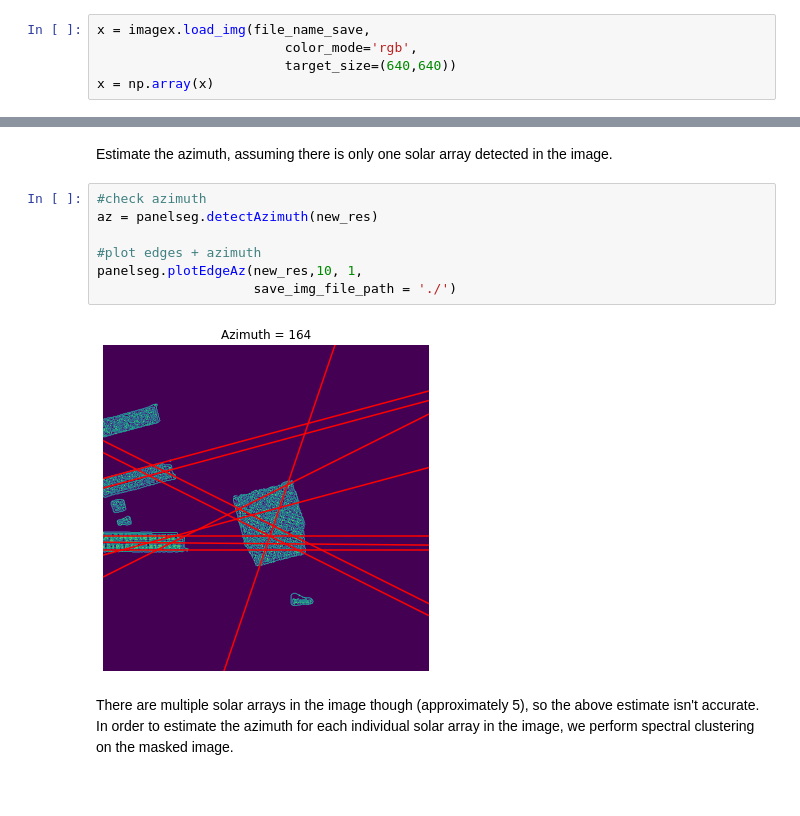
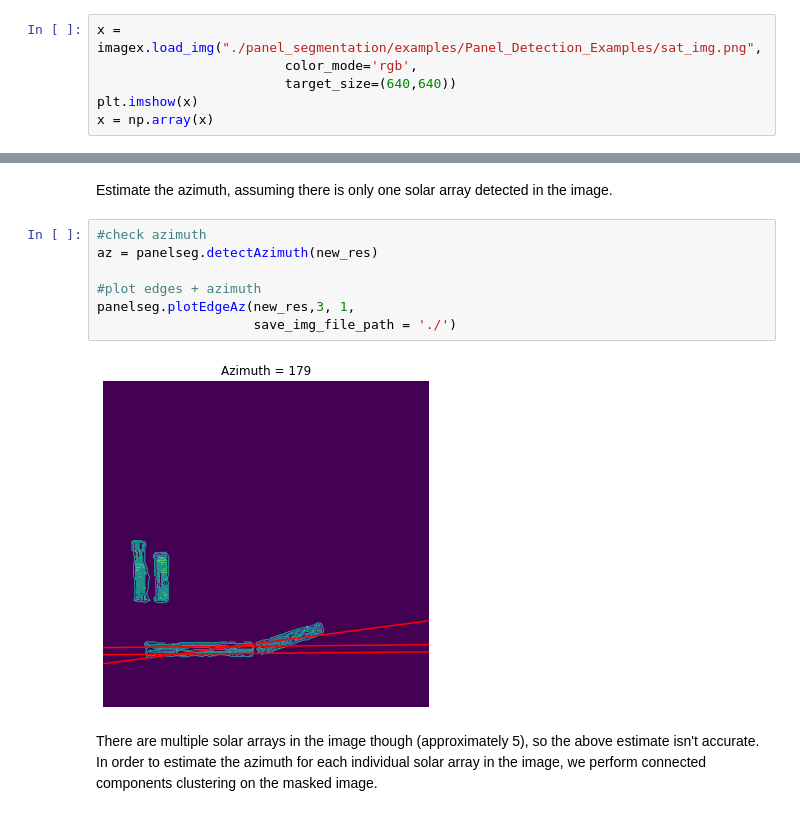
Before and after one commit to NREL/Panel-Segmentation, a Jupyter notebook: Panel_Detection_example.ipynb, the cells around one changed output, grey strips where cells are left out. Saved outputs shown, nothing was run; the diff lists cells and outputs as text.

Commit message:
update for connected components algo

```diff
--- a/Panel_Detection_example.ipynb
+++ b/Panel_Detection_example.ipynb
@@ -40,7 +43,8 @@ panelseg = pseg.PanelDetection(model_file_path ='./panel_segmentation/VGG16Net_C
 # %% [markdown]
 Load in the image and declare it as a numpy array.
 # %%
-x = imagex.load_img(file_name_save,
+x = imagex.load_img("./panel_segmentation/examples/Panel_Detection_Examples/sat_img.png",
                         color_mode='rgb',
                         target_size=(640,640))
+plt.imshow(x)
 x = np.array(x)
@@ -99,11 +109,11 @@ Estimate the azimuth, assuming there is only one solar array detected in the ima
 # %%
 #check azimuth
 az = panelseg.detectAzimuth(new_res)
 
 #plot edges + azimuth
-panelseg.plotEdgeAz(new_res,10, 1,
+panelseg.plotEdgeAz(new_res,3, 1,
                     save_img_file_path = './')
 # %% [output]
-[figure, old version]
+[figure, new version]
 # %% [markdown]
-There are multiple solar arrays in the image though (approximately 5), so the above estimate isn't accurate. In order to estimate the azimuth for each individual solar array in the image, we perform spectral clustering on the masked image.
+There are multiple solar arrays in the image though (approximately 5), so the above estimate isn't accurate. In order to estimate the azimuth for each individual solar array in the image, we perform connected components clustering on the masked image.
```
Also changed, not shown: parts of 6 cells of this notebook, 7 other files.
